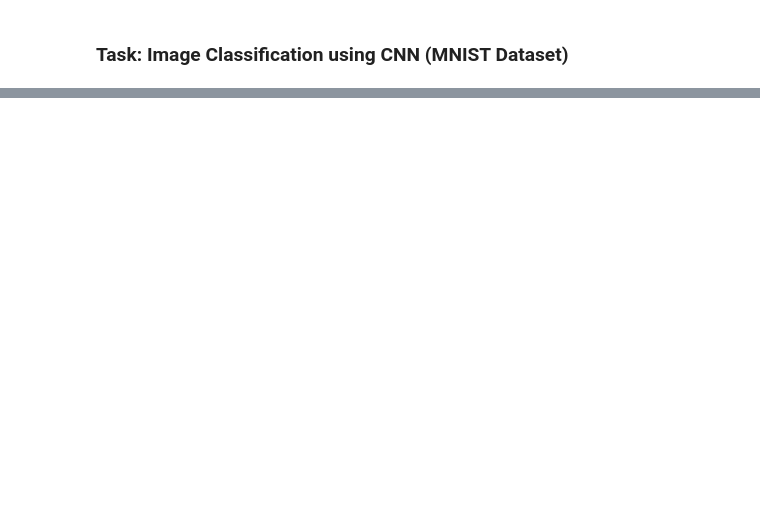
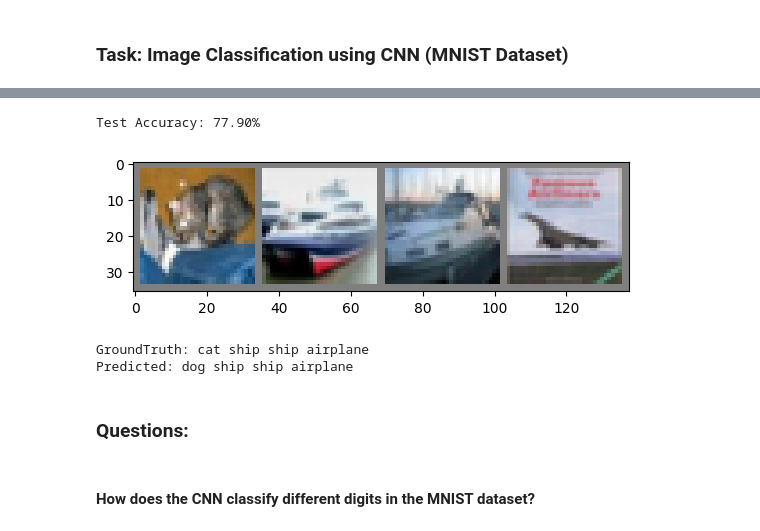
Before and after one commit to KATTA-00/CO542-Neural-Networks-Labs, a Jupyter notebook: lab05/E19129)lab05.ipynb, the cells around one changed output, grey strips where cells are left out. Cells and saved outputs as stored; diff of their text form; code cells hidden in the pictures; blank space fills up the shorter version.

```diff
--- a/lab05/E19129)lab05.ipynb
+++ b/lab05/E19129)lab05.ipynb
@@ -53,0 +235,4 @@ model = CNN()
+# %%
+model_leaky = CNN_LeakyReLU().to(device)
+criterion = nn.CrossEntropyLoss()
+optimizer = optim.Adam(model_leaky.parameters(), lr=0.001)
@@ -53,0 +308,22 @@ model = CNN()
+# %%
+model = CIFAR10_CNN().to(device)
+criterion = nn.CrossEntropyLoss()
+optimizer = optim.Adam(model.parameters(), lr=0.001)
+
+# Training loop
+epochs = 10
+for epoch in range(epochs):
+    running_loss = 0.0
+    model.train()
+    for inputs, labels in trainloader:
+        inputs, labels = inputs.to(device), labels.to(device)
+
+        optimizer.zero_grad()
+        outputs = model(inputs)
+        loss = criterion(outputs, labels)
+        loss.backward()
+        optimizer.step()
+
+        running_loss += loss.item()
+
+    print(f"Epoch {epoch+1}/{epochs}, Loss: {running_loss/len(trainloader):.4f}")
@@ -53,0 +341,39 @@ model = CNN()
+# %%
+correct = 0
+total = 0
+model.eval()
+
+with torch.no_grad():
+    for inputs, labels in testloader:
+        inputs, labels = inputs.to(device), labels.to(device)
+        outputs = model(inputs)
+        _, predicted = torch.max(outputs.data, 1)
+        total += labels.size(0)
+        correct += (predicted == labels).sum().item()
+
+print(f"Test Accuracy: {100 * correct / total:.2f}%")
+# %% [output]
+Test Accuracy: 77.90%
+# %%
+def imshow(img):
+    img = img / 2 + 0.5  # unnormalize
+    npimg = img.numpy()
+    plt.imshow(np.transpose(npimg, (1, 2, 0)))
+    plt.show()
+
+dataiter = iter(testloader)
+images, labels = next(dataiter)
+outputs = model(images.to(device))
+_, predicted = torch.max(outputs, 1)
+
+imshow(torchvision.utils.make_grid(images[:4]))
+print('GroundTruth:', ' '.join(classes[labels[j]] for j in range(4)))
+print('Predicted:', ' '.join(classes[predicted[j]] for j in range(4)))
+# %% [output]
+[figure, added]
+GroundTruth: cat ship ship airplane
+Predicted: dog ship ship airplane
+# %% [markdown]
+### **Questions:**
+# %% [markdown]
+#### How does the CNN classify different digits in the MNIST dataset?
```
Also changed, not shown: parts of 14 cells of this notebook.
